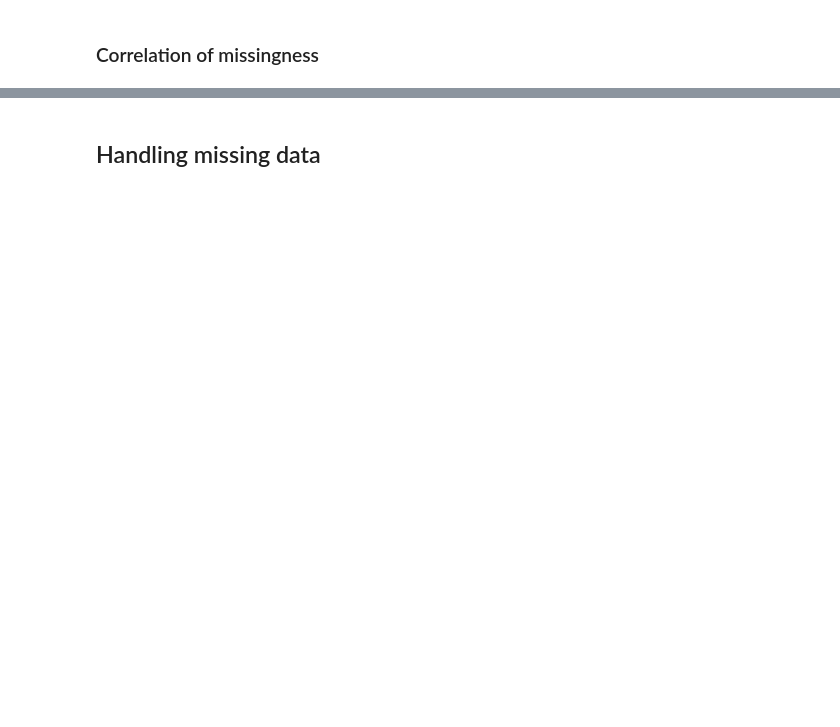
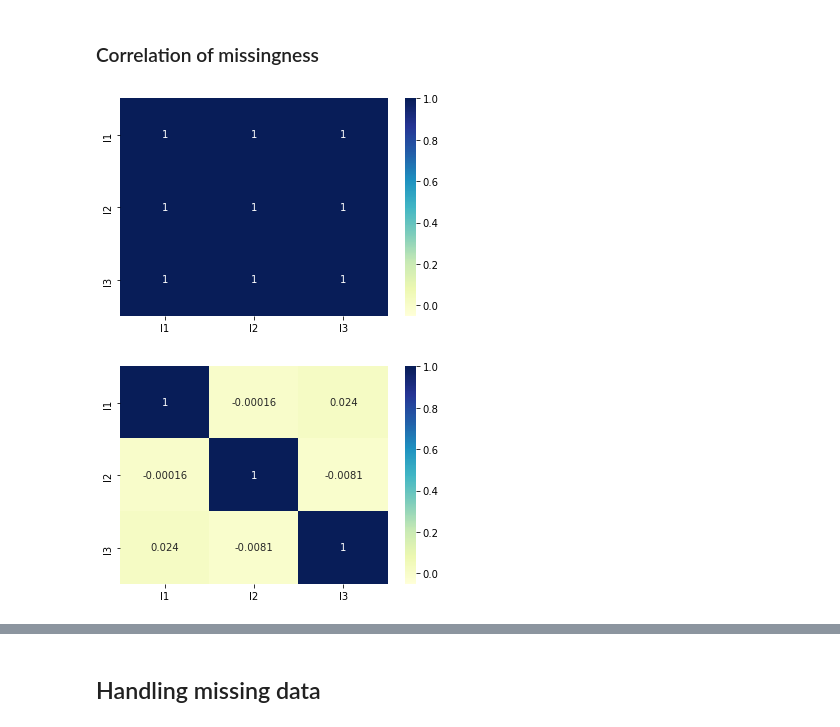
Before and after one commit to BuissonFlorent/BehavioralDataAnalysis, a Jupyter notebook: Chapter 6 - Handling missing data/ch06.ipynb, the cells around one changed output, grey strips where cells are left out. Saved outputs shown, nothing was run; the diff lists cells and outputs as text; code cells hidden in the pictures; blank space fills up the shorter version.

Commit message:
Addressing comments for chap 6

```diff
--- a/Chapter 6 - Handling missing data/ch06.ipynb
+++ b/Chapter 6 - Handling missing data/ch06.ipynb
@@ -56,20 +117,23 @@ print(ols("bkg_amt~neuro", data=max_data_df).fit().summary())
 ### Correlation of missingness
 # %%
 #Loading the data
-tacoma_df = pd.read_csv("chap5-tacoma.csv")
-tampa_df = pd.read_csv("chap5-tampa.csv")
+tacoma_df = pd.read_csv("chap6-tacoma.csv")
+tampa_df = pd.read_csv("chap6-tampa.csv")
 # %%
 # Building the correlation matrices
 tampa_miss_df = tampa_df.copy().drop(['ID'], axis=1).isna()
 tacoma_miss_df = tacoma_df.copy().drop(['ID'], axis=1).isna()
 
 tampa_cor = tampa_miss_df.corr()
 tacoma_cor = tacoma_miss_df.corr()
 
-sn.heatmap(tampa_cor, annot=True, vmin=-0.05, vmax=1, cmap="YlGnBu")
+sns.heatmap(tampa_cor, annot=True, vmin=-0.05, vmax=1, cmap="YlGnBu")
 plt.show()
-sn.heatmap(tacoma_cor, annot=True, vmin=-0.05, vmax=1, cmap="YlGnBu")
+sns.heatmap(tacoma_cor, annot=True, vmin=-0.05, vmax=1, cmap="YlGnBu")
 plt.show()
+# %% [output]
+[figure, added]
+[figure, added]
 # %%
 #Sources of missingness for extraversion
 available_data_df['md_extra'] = available_data_df['extra'].isnull().astype(float)
```
Also changed, not shown: parts of 9 cells of this notebook, 6 other files.
